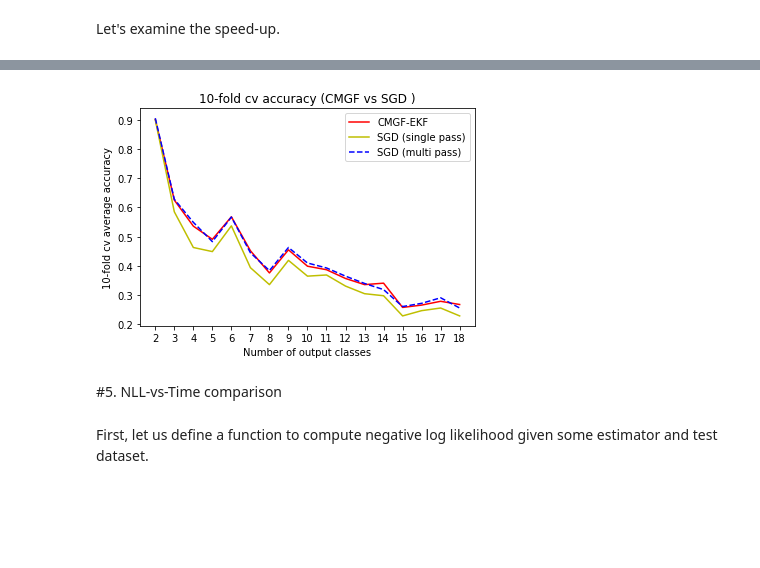
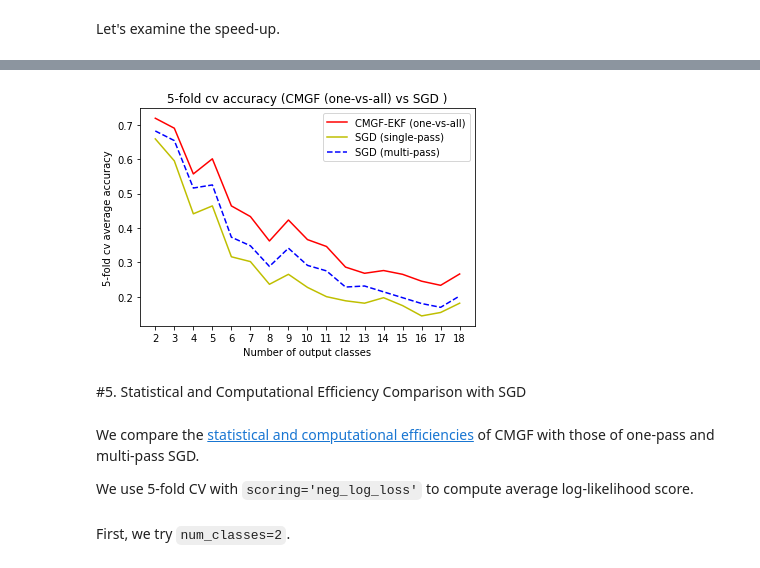
Before and after one commit to rohitn/dynamax, a Jupyter notebook: ssm_jax/cond_moments_gaussian_filter/demos/cmgf_multiclass_logreg_demo.ipynb, the cells around one changed output, grey strips where cells are left out. Cells and saved outputs as stored; diff of their text form; code cells hidden in the pictures; blank space fills up the shorter version.

Commit message:
Add stat efficiency plots

```diff
--- a/ssm_jax/cond_moments_gaussian_filter/demos/cmgf_multiclass_logreg_demo.ipynb
+++ b/ssm_jax/cond_moments_gaussian_filter/demos/cmgf_multiclass_logreg_demo.ipynb
@@ -250,8 +205,8 @@ data_size_grid = list(range(20, 100, 20)) + list(range(100, 1000, 100)) + list(r
                  + list(range(10000, 100000, 10000)) + list(range(100000, 1000000, 100000))
 # %%
 cmgf_est = CMGFEstimator(EKFParams)
-sgd_op_est = LogisticRegression(multi_class='multinomial', solver='sag', max_iter=1)
-sgd_mp_est = LogisticRegression(multi_class='multinomial', solver='sag')
+sgd_op_est = SGDClassifier(loss='log', max_iter=1)
+sgd_mp_est = SGDClassifier(loss='log')
 
 # Plot timed results against different dataset sizes
 # with fixed class size (K = 3)
@@ -327,6 +282,7 @@ class CMGFOneVsAllEstimator(BaseEstimator, ClassifierMixin):
         self.weights = weights
 
     def fit(self, X, y):
+        X, y = jnp.array(X), jnp.array(y)
         X_bias = jnp.concatenate([jnp.ones((len(X), 1)), X], axis=1)
         input_dim = X_bias.shape[-1]
         num_classes = y.max() + 1
@@ -338,7 +294,7 @@ class CMGFOneVsAllEstimator(BaseEstimator, ClassifierMixin):
             dynamics_function = lambda w, x: w,
             dynamics_covariance = jnp.zeros((input_dim, input_dim)),
             emission_mean_function = sigmoid_fn,
-            emission_var_function = lambda w, x: sigmoid_fn(w, x) * (1 - sigmoid_fn(w, x))
+            emission_cov_function = lambda w, x: sigmoid_fn(w, x) * (1 - sigmoid_fn(w, x))
         )
 
         # Construct (K-1) binary classifiers
@@ -351,15 +307,19 @@ class CMGFOneVsAllEstimator(BaseEstimator, ClassifierMixin):
         self.weights = jnp.array(classifiers)
         return self
 
-    def predict(self, X, y=None):
+    def predict(self, X):
+        return jnp.argmax(self.predict_proba(X), axis=1)
+
+    def predict_proba(self, X):
+        X = jnp.array(X)
         X_bias = jnp.concatenate([jnp.ones((len(X), 1)), X], axis=1)
-        return jnp.argmax(sigmoid_fn(X_bias, self.weights.T), axis=1)
+        return sigmoid_fn(X_bias, self.weights.T)
 # %% [markdown]
 Let's examine the speed-up.
 # %%
 cmgf_est = CMGFOneVsAllEstimator(EKFParams)
-sgd_op_est = LogisticRegression(multi_class='multinomial', solver='sag', max_iter=1)
-sgd_mp_est = LogisticRegression(multi_class='multinomial', solver='sag')
+sgd_op_est = SGDClassifier(loss='log', max_iter=1)
+sgd_mp_est = SGDClassifier(loss='log')
 
 # Plot timed results against different dataset sizes
 # with fixed class size (K = 3)
@@ -441,16 +385,26 @@ def compute_cv_accuracies(num_points, num_classes):
 # %%
 num_points = 1000
 class_range = range(2, 19)
+n_splits = 5
 
 cmgf_accuracies, sgd_onepass_accuracies, sgd_multipass_accuracies = [], [], []
 for num_classes in class_range:
     print(f'{num_points} data points, {num_classes} classes.')
-    cmgf_ac, sgd_op_ac, sgd_mp_ac = compute_cv_accuracies(num_points, num_classes)
+
+    # Initialize estimators
+    cmgf_est = CMGFOneVsAllEstimator(EKFParams)
+    sgd_op_est = SGDClassifier(loss='log', max_iter=1)
+    sgd_mp_est = SGDClassifier(loss='log')
+
+    # Compute cv average scores
+    cmgf_ac = compute_cv_avg_score(cmgf_est, num_points, num_classes, n_splits=n_splits)
     cmgf_accuracies.append(cmgf_ac)
     print(f'EKF-CMGF estimate average accuracy = {cmgf_ac}')
+    sgd_op_ac = compute_cv_avg_score(sgd_op_est, num_points, num_classes, n_splits=n_splits)
     sgd_onepass_accuracies.append(sgd_op_ac)
-    print(f'One-pass sag estimate average accuracy = {sgd_op_ac}')
+    print(f'One-pass sgd estimate average accuracy = {sgd_op_ac}')
+    sgd_mp_ac = compute_cv_avg_score(sgd_mp_est, num_points, num_classes, n_splits=n_splits)
     sgd_multipass_accuracies.append(sgd_mp_ac)
-    print(f'Multi-pass sag estimate average accuracy = {sgd_mp_ac}')
+    print(f'Multi-pass sgd estimate average accuracy = {sgd_mp_ac}')
 # %% [output]
 1000 data points, 2 classes.
@@ -516,17 +427,13 @@ Multi-pass sag estimate average accuracy = 0.25600000000000006
 # %%
 # Plot result
 fig, ax = plt.subplots()
-ax.plot(class_range, cmgf_accuracies, 'r', label='CMGF-EKF')
-ax.plot(class_range, sgd_onepass_accuracies, 'y', label='SGD (single pass)')
-ax.plot(class_range, sgd_multipass_accuracies, 'b--', label='SGD (multi pass)')
+ax.plot(class_range, cmgf_accuracies, 'r', label='CMGF-EKF (one-vs-all)')
+ax.plot(class_range, sgd_onepass_accuracies, 'y', label='SGD (single-pass)')
+ax.plot(class_range, sgd_multipass_accuracies, 'b--', label='SGD (multi-pass)')
 ax.set_xticks(class_range)
 ax.set_xlabel('Number of output classes')
-ax.set_ylabel('10-fold cv average accuracy')
-ax.set_title('10-fold cv accuracy (CMGF vs SGD )')
+ax.set_ylabel(f'{n_splits}-fold cv average accuracy')
+ax.set_title(f'{n_splits}-fold cv accuracy (CMGF (one-vs-all) vs SGD )')
 ax.legend();
 # %% [output]
-[figure, old version]
+[figure, new version]
-# %% [markdown]
-#5. NLL-vs-Time comparison
-# %% [markdown]
-First, let us define a function to compute negative log likelihood given some estimator and test dataset.
@@ -538,0 +440,6 @@ def compute_logloss(estimator, X, y):
+# %% [markdown]
+#5. Statistical and Computational Efficiency Comparison with SGD
+# %% [markdown]
+We compare the [statistical and computational efficiencies](https://mc-stan.org/docs/2_22/stan-users-guide/statistical-vs-computational-efficiency.html) of CMGF with those of one-pass and multi-pass SGD.
+
+We use 5-fold CV with `scoring='neg_log_loss'` to compute average log-likelihood score.
@@ -538,0 +448,2 @@ def compute_logloss(estimator, X, y):
+# %% [markdown]
+First, we try `num_classes=2`.
```
Also changed, not shown: parts of 28 cells of this notebook.
